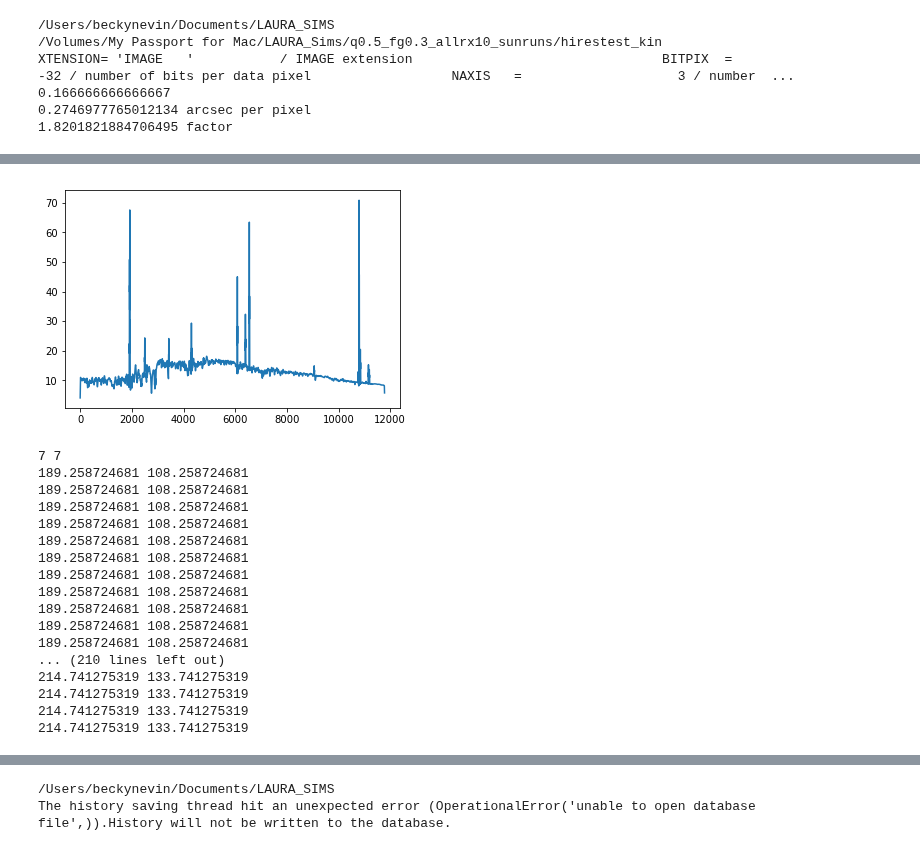
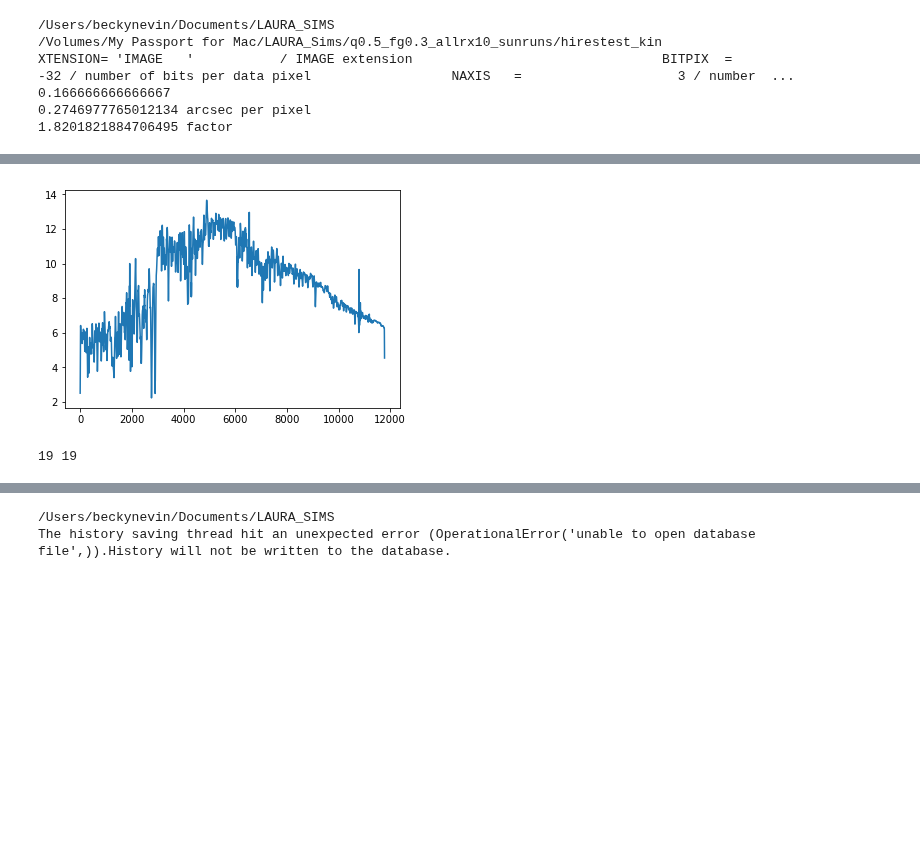
Before and after one commit to beckynevin/ppxf_MaNGA, a Jupyter notebook: Kin_class_summit.ipynb, the cells around one changed output, grey strips where cells are left out. Cells and saved outputs as stored; diff of their text form; code cells hidden in the pictures; blank space fills up the shorter version.

```diff
--- a/Kin_class_summit.ipynb
+++ b/Kin_class_summit.ipynb
@@ -147,7 +147,7 @@ spec=pyfits.open('mcrx_200.fits')
 
 fig = plt.figure()
 ax1 = fig.add_subplot(111, aspect='equal')
-pts=simplify(spec, 5)#30.3205)
+pts=simplify(spec, 15)#30.3205)
 extent=pts[2]
 
 print(len(pts[0]))
@@ -352,7 +347,7 @@ def simplify(input_spec, r_e):
     #plt.tight_layout()
     #plt.show()
     plt.colorbar(im1, orientation='vertical', label='Relative Flux')
-    savefig('Simulated_fiber_convolved_7.pdf')
+    savefig('Simulated_fiber_convolved_19.pdf')
 
     '''Okay but how do we extract at those positions'''
 
@@ -386,6 +381,7 @@ def f(x, y, exist_x, exist_y, add_spec):
     then you can find the value of that position'''
     weight=[]
     all_specs=[]
+    spec_here=[]
     for Y in range(len(add_spec)):
 
         r=((x-exist_x[Y])**2+(y-exist_y[Y])**2)
@@ -393,16 +389,39 @@ def f(x, y, exist_x, exist_y, add_spec):
         print('arc to pix', arc_to_pix(1.6))'''
         if r > arc_to_pix(1.6)**2:
             '''This means you cannot include these pixels'''
-            weight=0
-            value=0
+            weight.append(0)
+            spec_here.append(add_spec[Y])
+
         else:
-            weight=np.exp(-0.5*(r**2/arc_to_pix(0.7)**2))
-            value=add_spec[Y]
+            #print('within')
+            weight.append(np.exp(-0.5*(r/arc_to_pix(0.7)**2)))
 
-            weight_norm = np.sum(weight)
-            new_spec=(weight*value)/weight_norm
+            spec_here.append(add_spec[Y])
+
+
+    if weight==0:
+        weight_norm=weight
+        new_spec=(0)
+        #print(len(new_spec))
+        '''plt.plot(value, label='copied')
+        plt.plot(new_spec, label='weighted')
+        plt.annotate('Weight = '+str(round(weight,3)), xy=(0.09,0.9), xycoords='axes fraction')
+        plt.legend()
+        plt.show()'''
+        all_specs.append(new_spec)
+
+    else:
+        weight_norm = np.sum(weight)
+        for k in range(len(weight)):
+            new_spec=(1/(4*np.pi))*(weight[k]*spec_here[k])/weight_norm
             #print(len(new_spec))
+            ''' plt.plot(value, label='copied')
+            plt.plot(new_spec, label='weighted')
+            plt.annotate('Weight = '+str(round(weight[k],3)), xy=(0.09,0.9), xycoords='axes fraction')
+            plt.legend()
+            plt.show()'''
             all_specs.append(new_spec)
+
     '''Ive now gone through all the existing points and seen if
     the input points overlap'''
 
@@ -420,40 +439,25 @@ def f(x, y, exist_x, exist_y, add_spec):
 # %%
 
 
 plt.clf()
 plt.plot(add_spec[0])
 plt.show()
 print(len(pts[0]), len(add_spec))
 
 '''Figure out how to make a grid '''
 regrid_specs=[]
 regrid_sum=[]
 for i in range(len(pts_horiz)):
     for j in range(len(pts_vert)):
-        print(pts_horiz[i], pts_vert[i])
+        #print(pts_horiz[i], pts_vert[j])
+        #print(pts[0], pts[1])
 
-        out=f(pts_horiz[i], pts_vert[i], pts[0], pts[1], add_spec)
+        out=f(pts_horiz[j], pts_vert[i], pts[0], pts[1], add_spec)
         regrid_specs.append(out[0])
         regrid_sum.append(out[1])
 # %% [output]
-[figure, old version]
+[figure, new version]
-7 7
-189.258724681 108.258724681
-189.258724681 108.258724681
-189.258724681 108.258724681
-189.258724681 108.258724681
-189.258724681 108.258724681
-189.258724681 108.258724681
-189.258724681 108.258724681
-189.258724681 108.258724681
-189.258724681 108.258724681
-189.258724681 108.258724681
-189.258724681 108.258724681
-... (210 lines left out)
-214.741275319 133.741275319
-214.741275319 133.741275319
-214.741275319 133.741275319
-214.741275319 133.741275319
+19 19
 # %%
 print((regrid_specs[30]))
 print((regrid_sum[30]))
```
Also changed, not shown: parts of 5 cells of this notebook.
